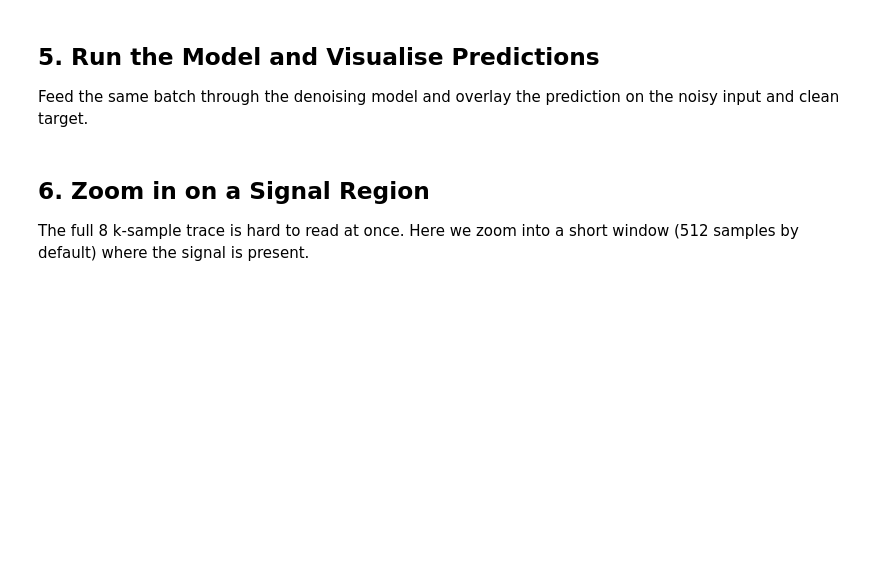
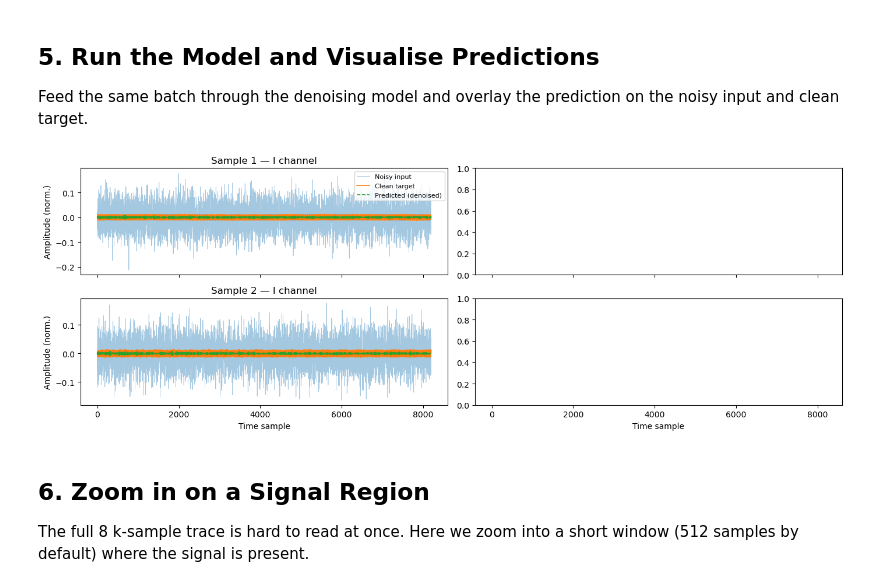
Before and after one commit to chreissel/neutrino_project, a Jupyter notebook: notebooks/eval_denoising.ipynb, the cells around one changed output. Drawn from its saved outputs; the diff is of its cells as text; code cells hidden in the pictures; blank space fills up the shorter version.

```diff
--- a/notebooks/eval_denoising.ipynb
+++ b/notebooks/eval_denoising.ipynb
@@ -60,27 +41,8 @@ print(f'Input channels: {inputs}')
 # %% [markdown]
 ## 3. Load the Model
 # %%
-model_cfg = config['model']['init_args']
-enc_cfg   = model_cfg['encoder']['init_args']
-
-encoder = S4DSeq2SeqModel(
-    d_input  = enc_cfg['d_input'],
-    d_output = enc_cfg['d_output'],
-    d_model  = enc_cfg.get('d_model', 128),
-    n_layers = enc_cfg.get('n_layers', 6),
-    dropout  = enc_cfg.get('dropout', 0.0),
-    prenorm  = enc_cfg.get('prenorm', False),
-)
-
-model = LitS4DenoisingModel.load_from_checkpoint(
-    CHECKPOINT_PATH,
-    encoder=encoder,
-)
+model = LitS4DenoisingModel.load_from_checkpoint(CHECKPOINT)
 model = model.to(device).eval()
-print('Model loaded successfully')
-print(f'  Encoder: {type(encoder).__name__}, '
-      f'd_model={enc_cfg.get("d_model", 128)}, '
-      f'n_layers={enc_cfg.get("n_layers", 6)}')
 # %% [markdown]
 ## 4. Visualise Example Inputs
 
@@ -127,33 +91,35 @@ the noisy input and clean target.
 # %%
 with torch.no_grad():
     x_pred_batch = model(x_noisy_batch.to(device)).cpu()
 # shape: (B, cutoff, n_channels)
 
 fig, axes = plt.subplots(
     N_EXAMPLES, 2,
     figsize=(14, 2.5 * N_EXAMPLES),
     sharex=True,
 )
 
 for i in range(N_EXAMPLES):
     for ch, label in enumerate(CHANNEL_LABELS):
         ax = axes[i, ch]
         ax.plot(t, x_noisy_batch[i, :, ch].numpy(),
                 color='tab:blue', alpha=0.4, lw=0.6, label='Noisy input')
         ax.plot(t, x_clean_batch[i, :, ch].numpy(),
                 color='tab:orange', lw=1.2, label='Clean target')
         ax.plot(t, x_pred_batch[i, :, ch].numpy(),
                 color='tab:green', lw=1.2, ls='--', label='Predicted (denoised)')
         ax.set_ylabel('Amplitude (norm.)')
         ax.set_title(f'Sample {i+1} — {label}')
         if i == 0:
             ax.legend(loc='upper right', fontsize=8)
 
 axes[-1, 0].set_xlabel('Time sample')
 axes[-1, 1].set_xlabel('Time sample')
-fig.suptitle('Denoising predictions: noisy input / clean target / model output', fontsize=13)
+#fig.suptitle('Denoising predictions: noisy input / clean target / model output', fontsize=13)
 fig.tight_layout()
 plt.show()
+# %% [output]
+[figure, added]
 # %% [markdown]
 ## 6. Zoom in on a Signal Region
 
```
Also changed, not shown: parts of 8 cells of this notebook, 4 other files.
